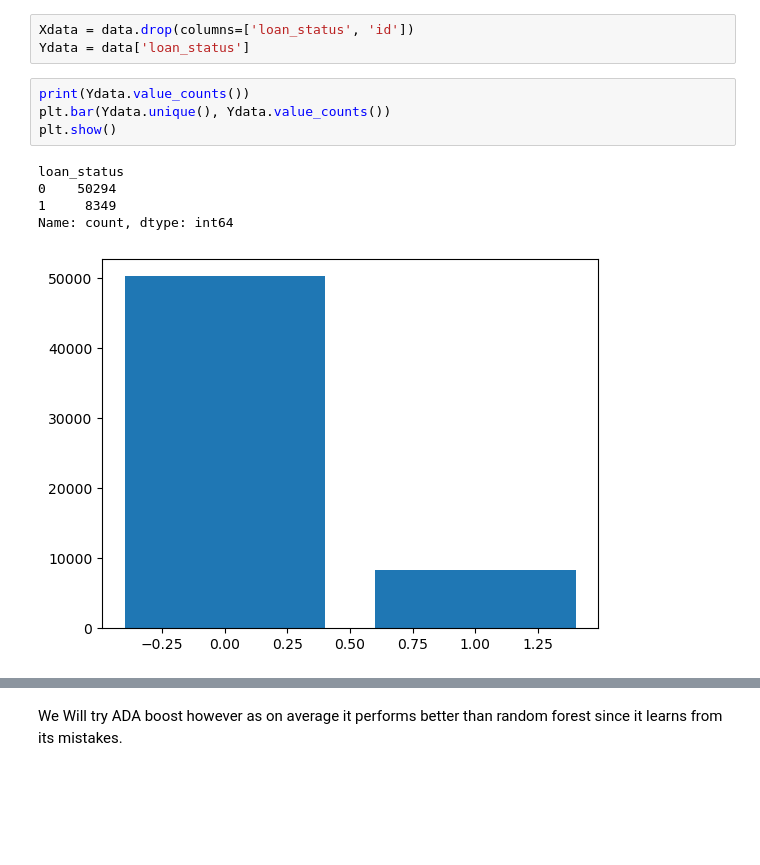
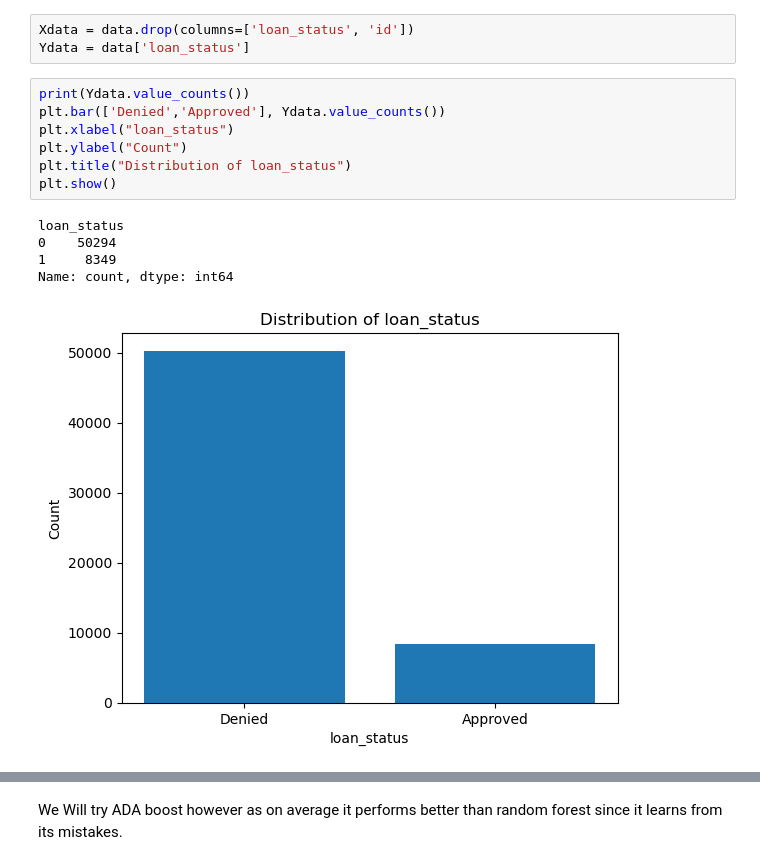
Before and after one commit to JacobHurley/Loan-aproval, a Jupyter notebook: LoanApproval.ipynb, the cells around one changed output, grey strips where cells are left out. Drawn from its saved outputs; the diff is of its cells as text; blank space fills up the shorter version.

```diff
--- a/LoanApproval.ipynb
+++ b/LoanApproval.ipynb
@@ -161,11 +176,14 @@ Xdata = data.drop(columns=['loan_status', 'id'])
 Ydata = data['loan_status']
 # %%
 print(Ydata.value_counts())
-plt.bar(Ydata.unique(), Ydata.value_counts())
+plt.bar(['Denied','Approved'], Ydata.value_counts())
+plt.xlabel("loan_status")
+plt.ylabel("Count")
+plt.title("Distribution of loan_status")
 plt.show()
 # %% [output]
 loan_status
 0    50294
 1     8349
 Name: count, dtype: int64
-[figure, old version]
+[figure, new version]
```
Also changed, not shown: parts of 75 cells of this notebook.
